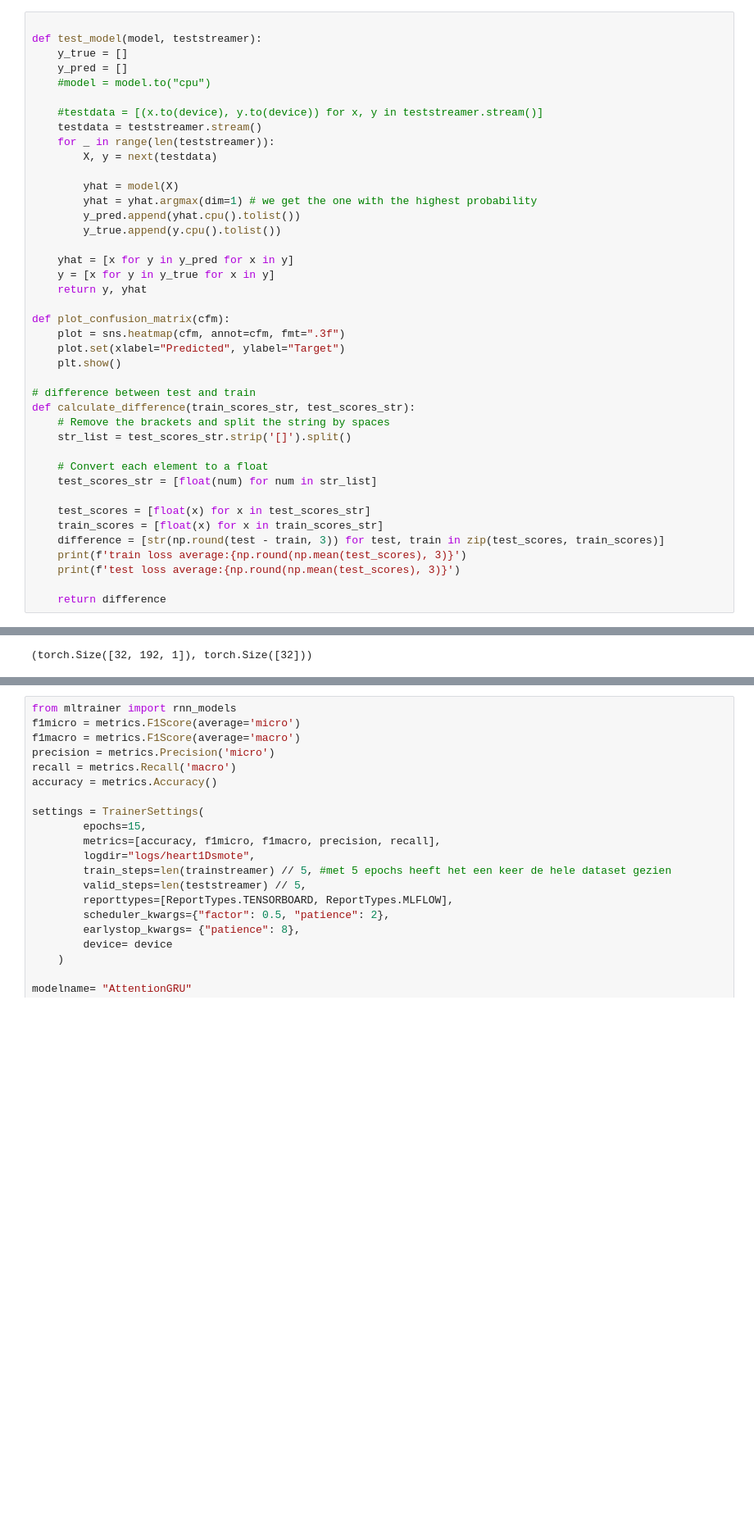
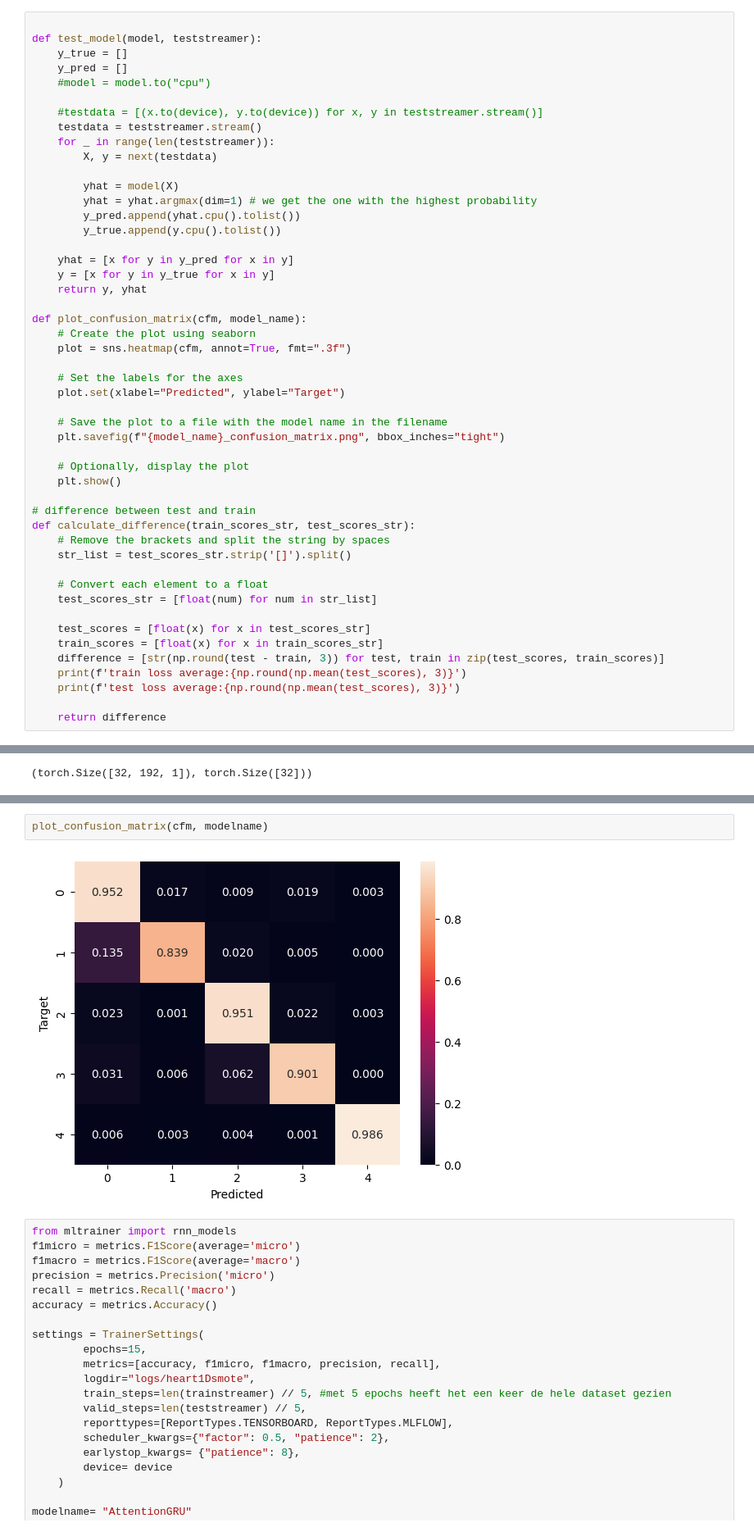
Before and after one commit to FP-byte/MADS_MachineLearning_Project, a Jupyter notebook: notebooks/04_hypertune_manually_SMOTE.ipynb, the cells around one changed output, grey strips where cells are left out. Shown: that part at 82% size. Cells and saved outputs as stored; diff of their text form; blank space fills up the shorter version.

```diff
--- a/notebooks/04_hypertune_manually_SMOTE.ipynb
+++ b/notebooks/04_hypertune_manually_SMOTE.ipynb
@@ -48,9 +48,17 @@ def test_model(model, teststreamer):
     y = [x for y in y_true for x in y]
     return y, yhat
 
-def plot_confusion_matrix(cfm):
-    plot = sns.heatmap(cfm, annot=cfm, fmt=".3f")
+def plot_confusion_matrix(cfm, model_name):
+    # Create the plot using seaborn
+    plot = sns.heatmap(cfm, annot=True, fmt=".3f")
+
+    # Set the labels for the axes
     plot.set(xlabel="Predicted", ylabel="Target")
+
+    # Save the plot to a file with the model name in the filename
+    plt.savefig(f"{model_name}_confusion_matrix.png", bbox_inches="tight")
+
+    # Optionally, display the plot
     plt.show()
 
 # difference between test and train
@@ -678,3 +692,7 @@ CNN1DGRUResNet(
+# %%
+plot_confusion_matrix(cfm, modelname)
+# %% [output]
+[figure, added]
 # %%
 from mltrainer import rnn_models
 f1micro = metrics.F1Score(average='micro')
```
Also changed, not shown: parts of 3 cells of this notebook, 18 other files.
